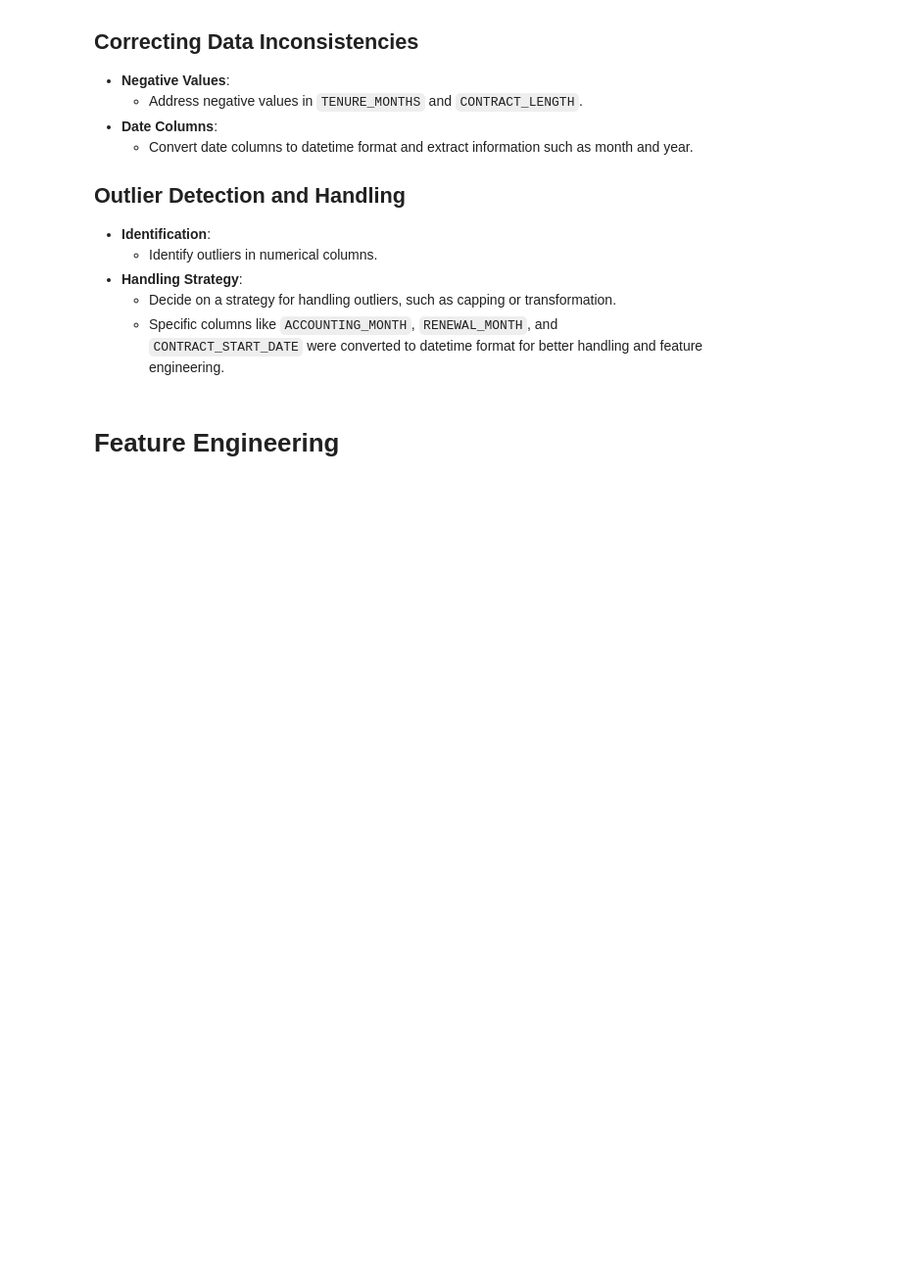
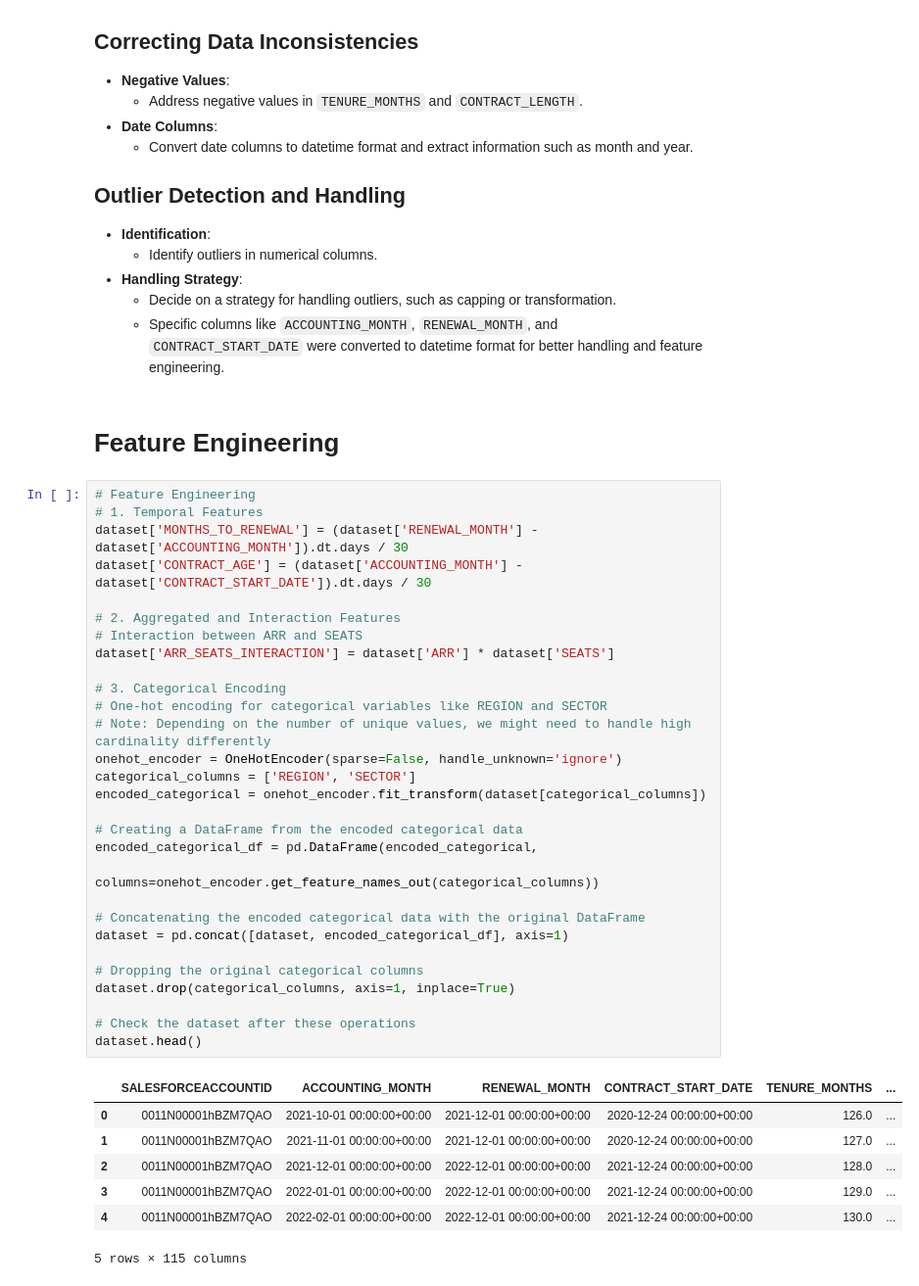
Before and after one commit to ot-babs/MLE-Churn_Prediction, a Jupyter notebook: churn_predicition.ipynb, the cells around one changed output. Shown: that part at 98% size. Saved outputs shown, nothing was run; the diff lists cells and outputs as text; blank space fills up the shorter version.

```diff
--- a/churn_predicition.ipynb
+++ b/churn_predicition.ipynb
@@ -139,3 +148,40 @@ dataset.head()
   - Specific columns like `ACCOUNTING_MONTH`, `RENEWAL_MONTH`, and `CONTRACT_START_DATE` were converted to datetime format for better handling and feature engineering.
 # %% [markdown]
 # Feature Engineering
+# %%
+# Feature Engineering
+# 1. Temporal Features
+dataset['MONTHS_TO_RENEWAL'] = (dataset['RENEWAL_MONTH'] - dataset['ACCOUNTING_MONTH']).dt.days / 30
+dataset['CONTRACT_AGE'] = (dataset['ACCOUNTING_MONTH'] - dataset['CONTRACT_START_DATE']).dt.days / 30
+
+# 2. Aggregated and Interaction Features
+# Interaction between ARR and SEATS
+dataset['ARR_SEATS_INTERACTION'] = dataset['ARR'] * dataset['SEATS']
+
+# 3. Categorical Encoding
+# One-hot encoding for categorical variables like REGION and SECTOR
+# Note: Depending on the number of unique values, we might need to handle high cardinality differently
+onehot_encoder = OneHotEncoder(sparse=False, handle_unknown='ignore')
+categorical_columns = ['REGION', 'SECTOR']
+encoded_categorical = onehot_encoder.fit_transform(dataset[categorical_columns])
+
+# Creating a DataFrame from the encoded categorical data
+encoded_categorical_df = pd.DataFrame(encoded_categorical,
+                                      columns=onehot_encoder.get_feature_names_out(categorical_columns))
+
+# Concatenating the encoded categorical data with the original DataFrame
+dataset = pd.concat([dataset, encoded_categorical_df], axis=1)
+
+# Dropping the original categorical columns
+dataset.drop(categorical_columns, axis=1, inplace=True)
+
+# Check the dataset after these operations
+dataset.head()
+# %% [output]
+|  | SALESFORCEACCOUNTID | ACCOUNTING_MONTH | RENEWAL_MONTH | CONTRACT_START_DATE | TENURE_MONTHS | ... |
+| 0 | 0011N00001hBZM7QAO | 2021-10-01 00:00:00+00:00 | 2021-12-01 00:00:00+00:00 | 2020-12-24 00:00:00+00:00 | 126.0 | ... |
+| 1 | 0011N00001hBZM7QAO | 2021-11-01 00:00:00+00:00 | 2021-12-01 00:00:00+00:00 | 2020-12-24 00:00:00+00:00 | 127.0 | ... |
+| 2 | 0011N00001hBZM7QAO | 2021-12-01 00:00:00+00:00 | 2022-12-01 00:00:00+00:00 | 2021-12-24 00:00:00+00:00 | 128.0 | ... |
+| 3 | 0011N00001hBZM7QAO | 2022-01-01 00:00:00+00:00 | 2022-12-01 00:00:00+00:00 | 2021-12-24 00:00:00+00:00 | 129.0 | ... |
+| 4 | 0011N00001hBZM7QAO | 2022-02-01 00:00:00+00:00 | 2022-12-01 00:00:00+00:00 | 2021-12-24 00:00:00+00:00 | 130.0 | ... |
+5 rows × 115 columns
```
Also changed, not shown: parts of 11 cells of this notebook.
